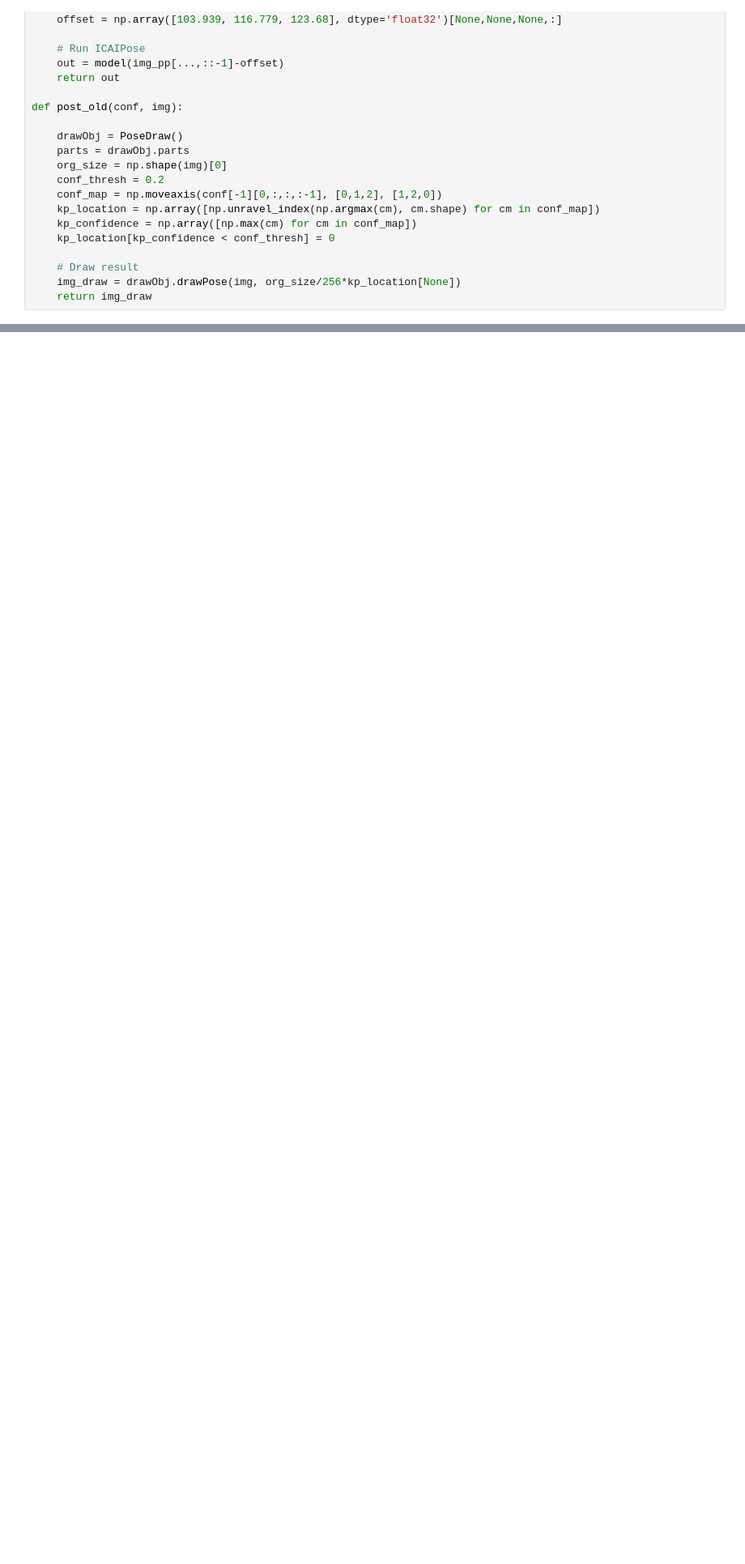
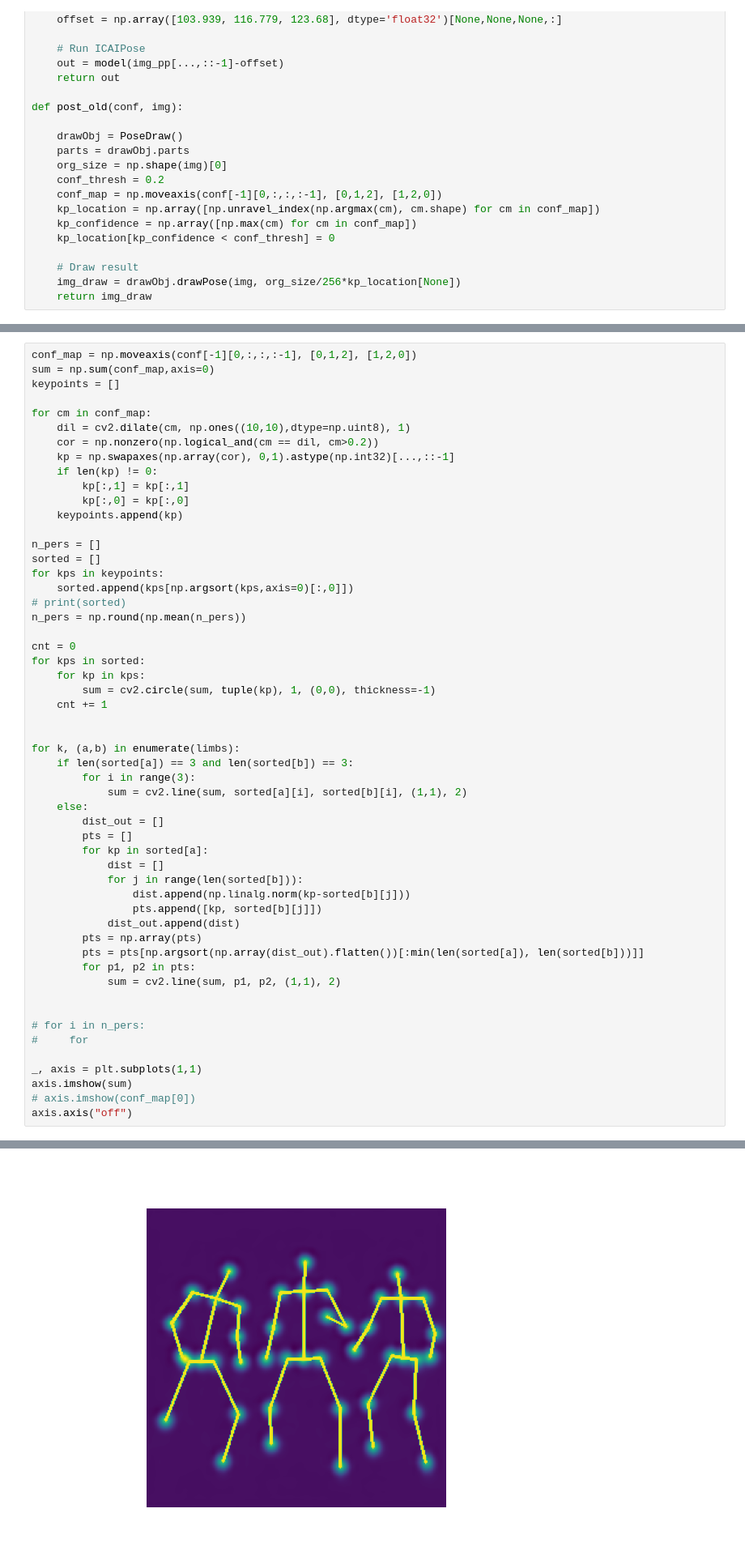
Before and after one commit to Nunigan/HardwareAcceleratedPoseTracking, a Jupyter notebook: ICAIPose.ipynb, the cells around one changed output, grey strips where cells are left out. Shown at 81% size. Drawn from its saved outputs; the diff is of its cells as text; blank space fills up the shorter version.

```diff
--- a/ICAIPose.ipynb
+++ b/ICAIPose.ipynb
@@ -304,0 +303,55 @@ cv.d
+# %%
+conf_map = np.moveaxis(conf[-1][0,:,:,:-1], [0,1,2], [1,2,0])
+sum = np.sum(conf_map,axis=0)
+keypoints = []
+
+for cm in conf_map:
+    dil = cv2.dilate(cm, np.ones((10,10),dtype=np.uint8), 1)
+    cor = np.nonzero(np.logical_and(cm == dil, cm>0.2))
+    kp = np.swapaxes(np.array(cor), 0,1).astype(np.int32)[...,::-1]
+    if len(kp) != 0:
+        kp[:,1] = kp[:,1]
+        kp[:,0] = kp[:,0]
+    keypoints.append(kp)
+
+n_pers = []
+sorted = []
+for kps in keypoints:
+    sorted.append(kps[np.argsort(kps,axis=0)[:,0]])
+# print(sorted)
+n_pers = np.round(np.mean(n_pers))
+
+cnt = 0
+for kps in sorted:
+    for kp in kps:
+        sum = cv2.circle(sum, tuple(kp), 1, (0,0), thickness=-1)
+    cnt += 1
+
+
+for k, (a,b) in enumerate(limbs):
+    if len(sorted[a]) == 3 and len(sorted[b]) == 3:
+        for i in range(3):
+            sum = cv2.line(sum, sorted[a][i], sorted[b][i], (1,1), 2)
+    else:
+        dist_out = []
+        pts = []
+        for kp in sorted[a]:
+            dist = []
+            for j in range(len(sorted[b])):
+                dist.append(np.linalg.norm(kp-sorted[b][j]))
+                pts.append([kp, sorted[b][j]])
+            dist_out.append(dist)
+        pts = np.array(pts)
+        pts = pts[np.argsort(np.array(dist_out).flatten())[:min(len(sorted[a]), len(sorted[b]))]]
+        for p1, p2 in pts:
+            sum = cv2.line(sum, p1, p2, (1,1), 2)
+
+
+# for i in n_pers:
+#     for
+
+_, axis = plt.subplots(1,1)
+axis.imshow(sum)
+# axis.imshow(conf_map[0])
+axis.axis("off")
+# %% [output]
@@ -304,0 +359 @@ cv.d
+[figure, added]
```
Also changed, not shown: parts of 8 cells of this notebook, 10 other files.
